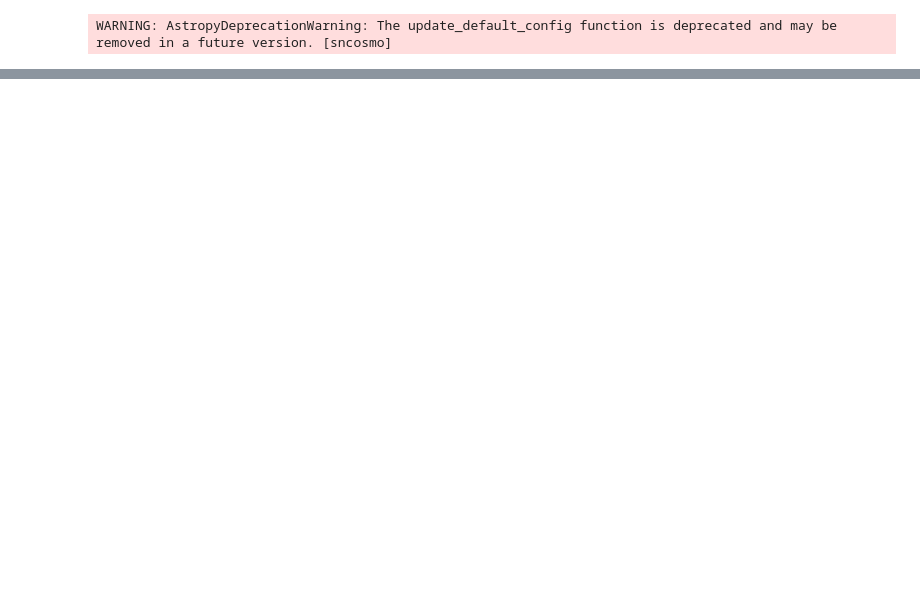
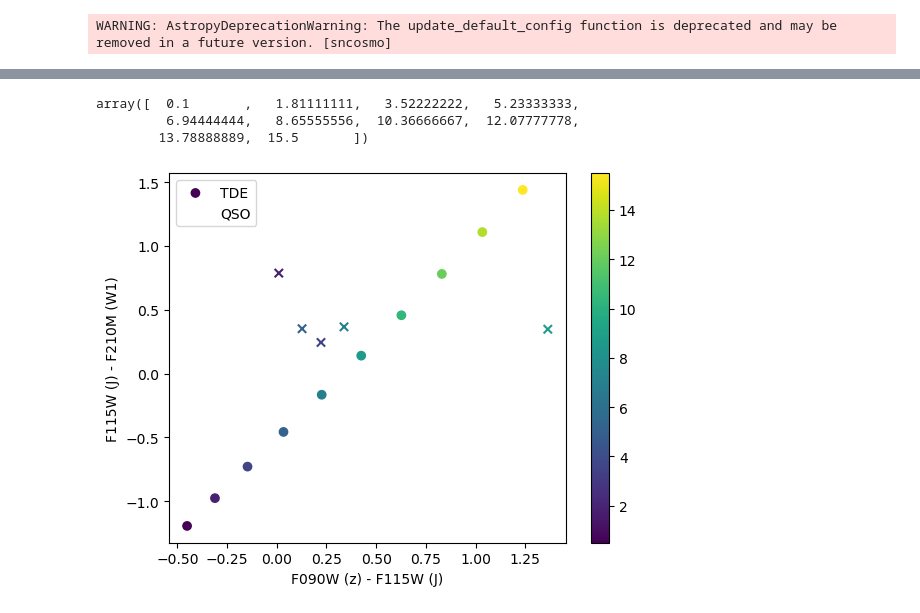
Before and after one commit to mitchellkarmen/tde_forecasting, a Jupyter notebook: notebooks/jwst_test_plot.ipynb, the cells around one changed output, grey strips where cells are left out. Cells and saved outputs as stored; diff of their text form; code cells hidden in the pictures; blank space fills up the shorter version.

```diff
--- a/notebooks/jwst_test_plot.ipynb
+++ b/notebooks/jwst_test_plot.ipynb
@@ -181,0 +225,10 @@ qso_df
+# %%
+import matplotlib.pyplot as plt
+
+tde_c1 = tde_df['F090W'] - tde_df['F115W']
+tde_c2 = tde_df['F115W'] - tde_df['F210M']
+tde_c3 = tde_df['F210M'] - tde_df['F480M']
+
+qso_c1 = qso_df['F090W'] - qso_df['F115W']
+qso_c2 = qso_df['F115W'] - qso_df['F210M']
+qso_c3 = qso_df['F210M'] - qso_df['F480M']
@@ -181,0 +278,6 @@ qso_df
+# %%
+zs
+# %% [output]
+array([  0.1       ,   1.81111111,   3.52222222,   5.23333333,
+         6.94444444,   8.65555556,  10.36666667,  12.07777778,
+        13.78888889,  15.5       ])
@@ -181,0 +286,13 @@ qso_df
+# %%
+zs = np.linspace(0.1, 15.5, 10)
+normalize = colors.Normalize(vmin=0.5, vmax=15.5)
+
+s = plt.scatter(tde_c1, tde_c2, label = 'TDE', c = zs, marker = 'o', norm = normalize)
+plt.scatter(qso_c1, qso_c2, label= 'QSO', marker = 'x', c = zs, norm = normalize)
+plt.xlabel('F090W (z) - F115W (J)')
+plt.ylabel('F115W (J) - F210M (W1)')
+plt.colorbar(s)
+plt.legend()
+plt.show()
+# %% [output]
+[figure, added]
```
Also changed, not shown: parts of 16 cells of this notebook, 2 other files.
